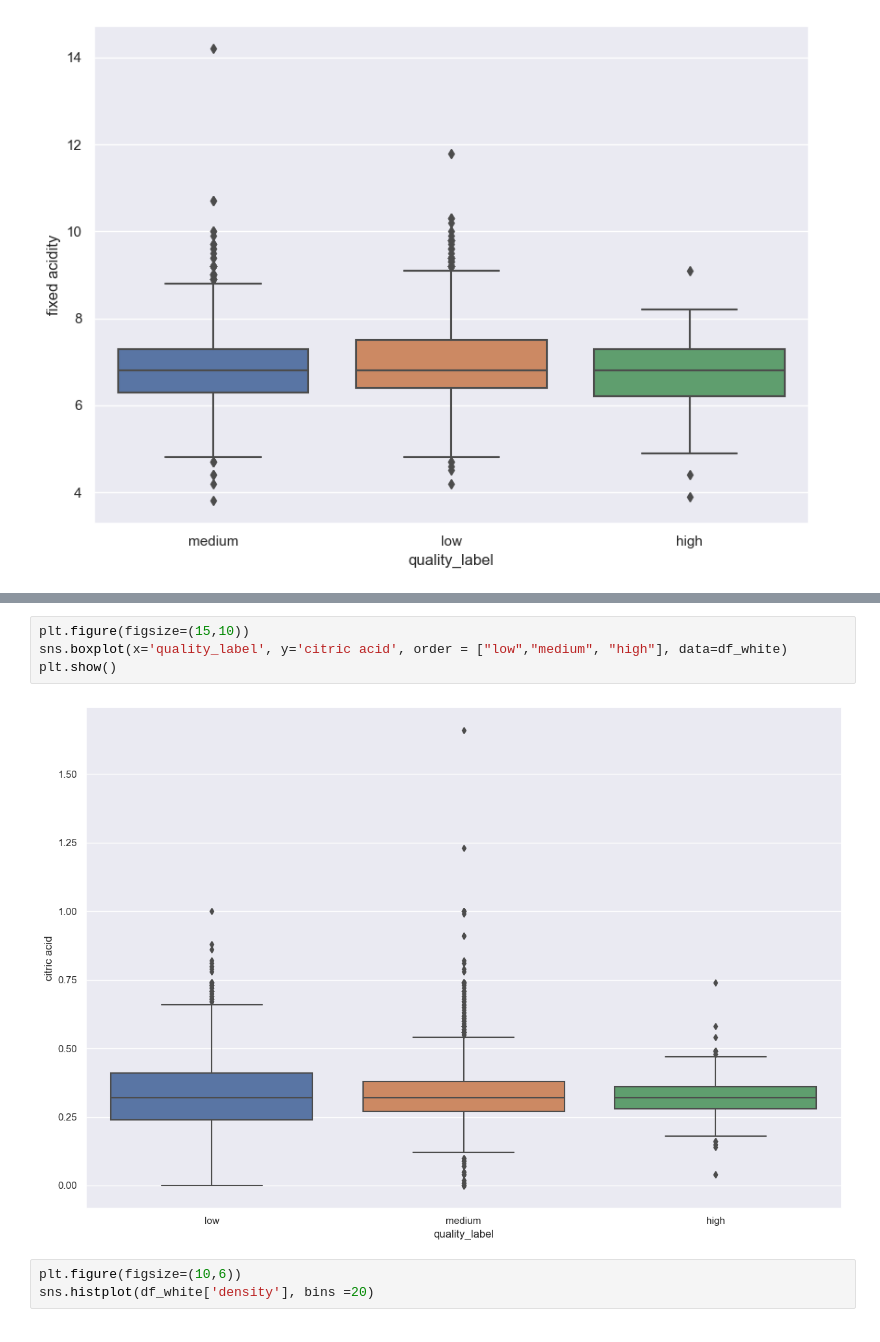
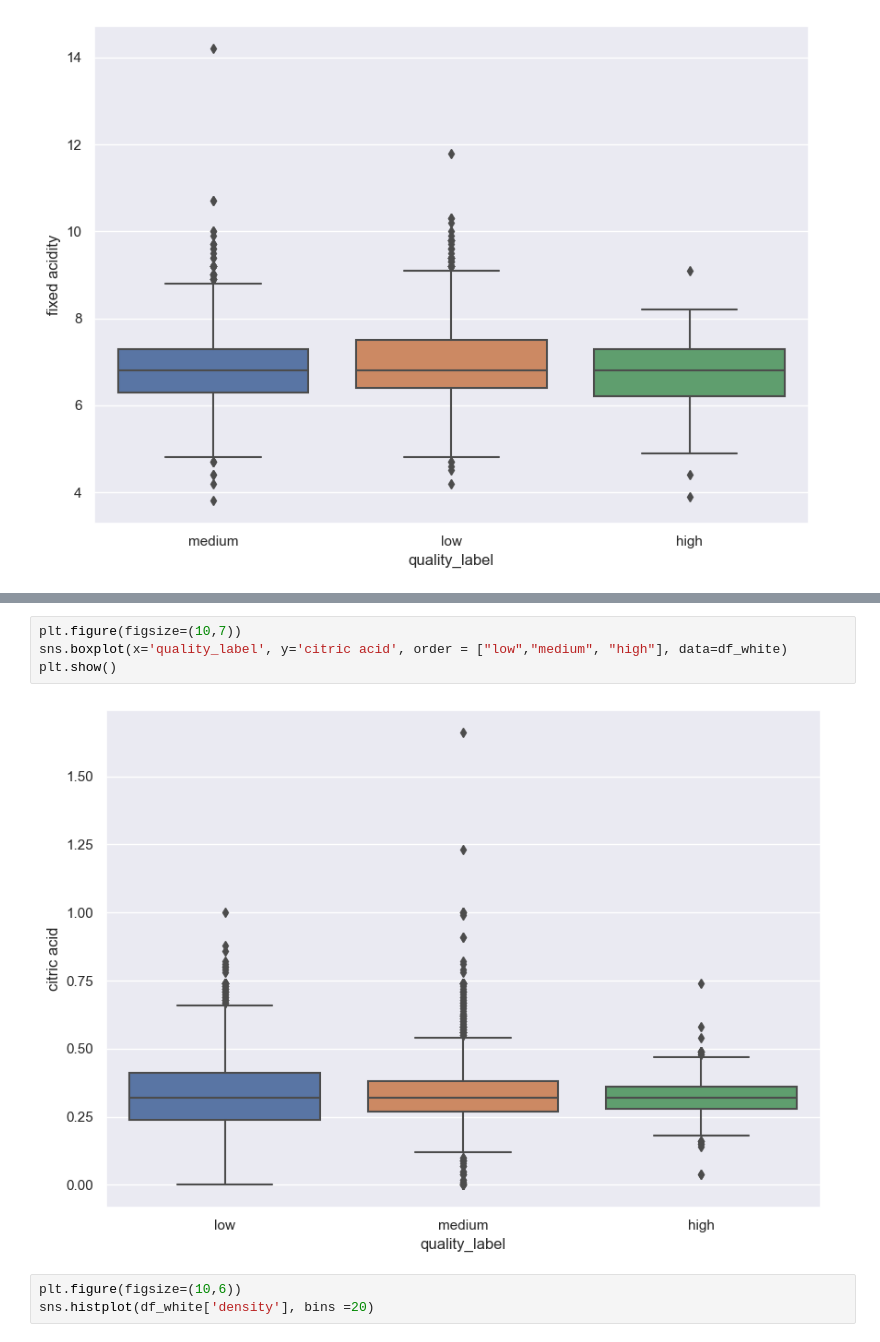
Before and after one commit to satomi26/Project-2, a Jupyter notebook: all_wine.ipynb, the cells around one changed output, grey strips where cells are left out. Drawn from its saved outputs; the diff is of its cells as text.

```diff
--- a/all_wine.ipynb
+++ b/all_wine.ipynb
@@ -749,9 +750,9 @@ plt.show()
 # %%
-plt.figure(figsize=(15,10))
+plt.figure(figsize=(10,7))
 sns.boxplot(x='quality_label', y='citric acid', order = ["low","medium", "high"], data=df_white)
 plt.show()
 # %% [output]
-[figure, old version]
+[figure, new version]
 # %%
 plt.figure(figsize=(10,6))
 sns.histplot(df_white['density'], bins =20)
```
Also changed, not shown: parts of 4 cells of this notebook, 4 other files.
